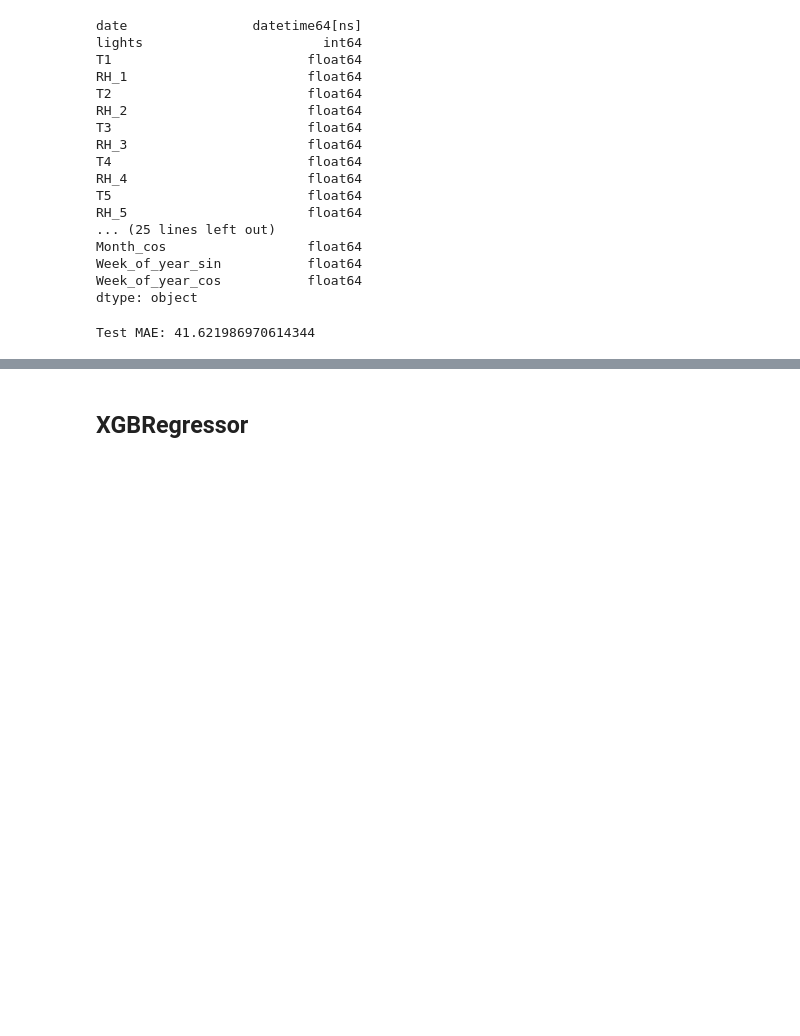
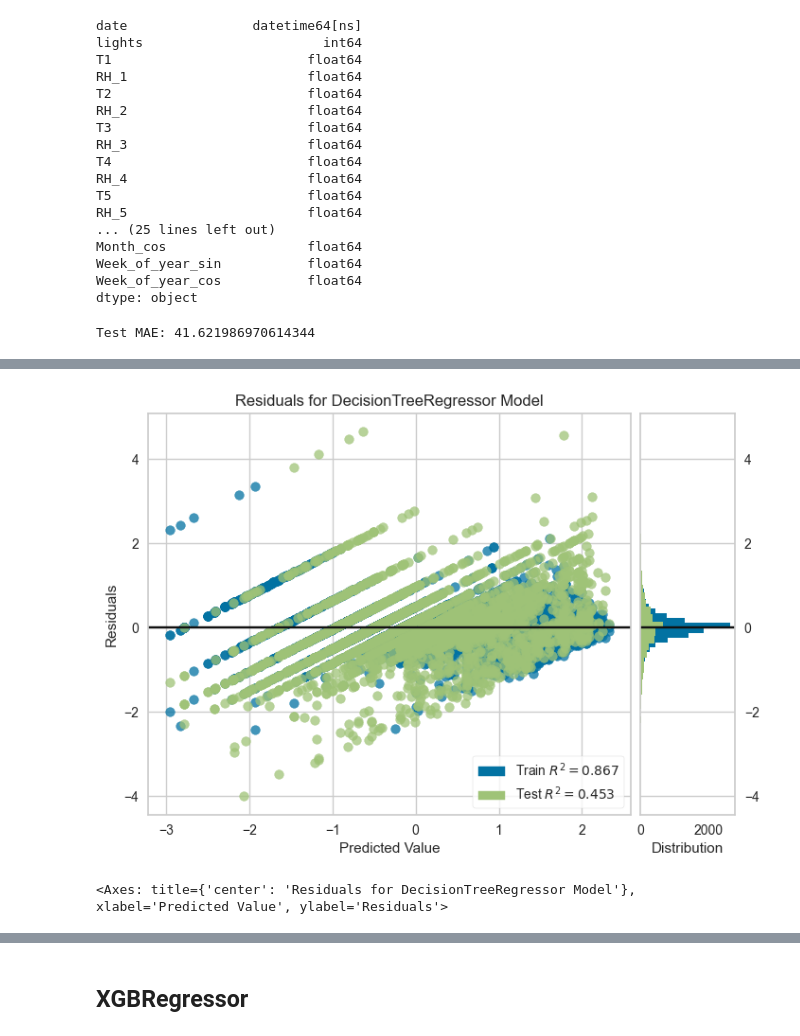
Before and after one commit to erdoganabaci/ml-predicting-energy-consumption, a Jupyter notebook: erdogan_abaci_ML_Predicting_Energy_consumption.ipynb, the cells around one changed output, grey strips where cells are left out. Drawn from its saved outputs; the diff is of its cells as text; code cells hidden in the pictures; blank space fills up the shorter version.

```diff
--- a/start_here.ipynb
+++ b/erdogan_abaci_ML_Predicting_Energy_consumption.ipynb
@@ -800,0 +812,8 @@ Test MAE: 41.621986970614344
+# %%
+residual = ResidualsPlot(gs_optimal_tree)
+residual.fit(X_train, y_train)
+residual.score(X_test, y_test)
+residual.show()
+# %% [output]
+[figure, added]
+<Axes: title={'center': 'Residuals for DecisionTreeRegressor Model'}, xlabel='Predicted Value', ylabel='Residuals'>
```
Also changed, not shown: parts of 36 cells of this notebook.
